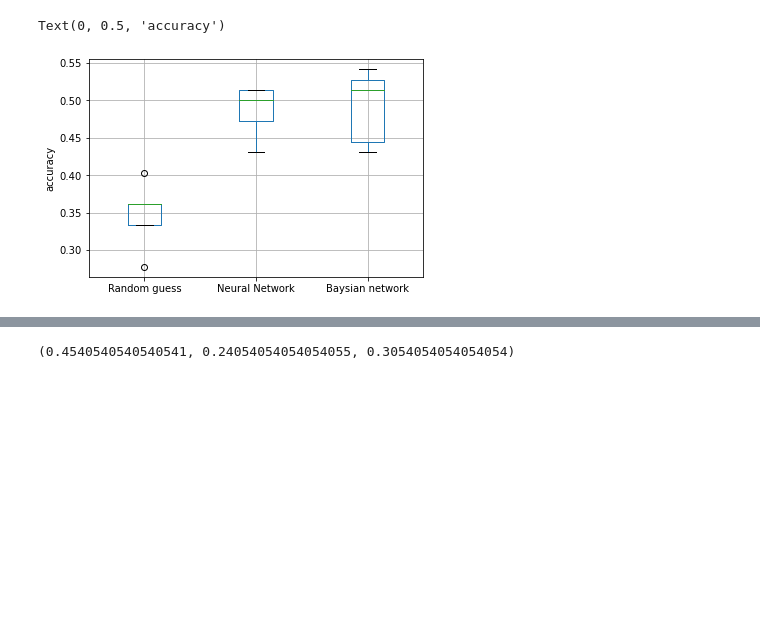
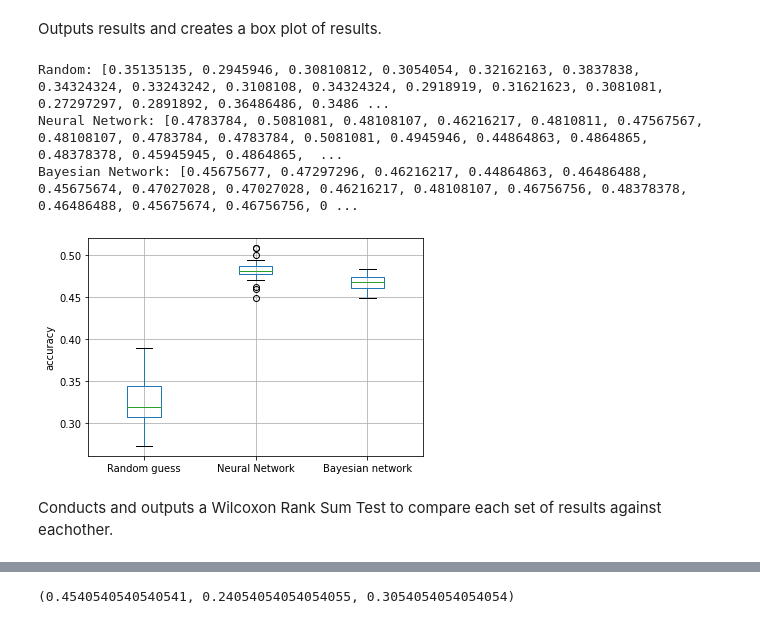
Before and after one commit to sam-nl/3rdYearProject, a Jupyter notebook: Ver1.ipynb, the cells around one changed output, grey strips where cells are left out. Saved outputs shown, nothing was run; the diff lists cells and outputs as text; code cells hidden in the pictures; blank space fills up the shorter version.

```diff
--- a/Ver1.ipynb
+++ b/Ver1.ipynb
@@ -244,17 +247,18 @@ np_data = np.array(data)
 # %%
 def build_model(data,labels):
     model = Sequential()
+    model.add(Flatten())
 
-    model.add(Conv1D(32, (2), activation='relu', input_shape=train_data[0].shape))
+    model.add(Dense(32, activation='relu', input_shape=train_data[0].shape))
     model.add(BatchNormalization())
     model.add(Dropout(0.5))
 
-    model.add(Conv1D(64, (1), activation='relu'))
+    model.add(Dense(64, activation='relu'))
     model.add(BatchNormalization())
     model.add(Dropout(0.5))
 
-    model.add(Flatten())
     model.add(Dense(128, activation='relu'))
+    model.add(BatchNormalization())
     model.add(Dropout(0.5))
 
     model.add(Dense(3, activation='softmax'))
@@ -272,9 +278,8 @@ def evaluate_model(model,data,labels):
     model_pred = model.predict_classes(data)
 
     model_matrix = confusion_matrix(labels, model_pred)
-    #model_show = ConfusionMatrixDisplay(confusion_matrix = model_matrix)
-    #print( "Neural Network Matrix")
-    #model_show = model_show.plot()
+    model_show = ConfusionMatrixDisplay(confusion_matrix = model_matrix)
+    model_show = model_show.plot(cmap=plt.cm.Oranges)
     m = tf.keras.metrics.Accuracy()
     m.update_state(labels, model_pred)
     return(m.result().numpy())
@@ -285,10 +292,10 @@ def random_guess(test_labels):
         rand = random.randint(0,2)
         rand_labels.append(rand)
     rand_labels = np.array(rand_labels)
-    #rand_matrix = confusion_matrix(test_labels, rand_labels)
-    #rand_show = ConfusionMatrixDisplay(confusion_matrix = rand_matrix)
-    #print( "Random Guess Matrix")
-    #print(rand_show)
+    rand_matrix = confusion_matrix(test_labels, rand_labels)
+    rand_show = ConfusionMatrixDisplay(confusion_matrix = rand_matrix)
+
+    rand_show = rand_show.plot(cmap=plt.cm.Greys)
     g = tf.keras.metrics.Accuracy()
     g.update_state(test_labels, rand_labels)
     return(g.result().numpy())
@@ -294,0 +421,13 @@ def random_guess(test_labels):
+# %%
+def evaluate_baysian(network ,data, test_labels):
+    results = []
+    for i in range(len(test_labels)):
+        prediction = bays_predict(data[i],network)
+        results.append(prediction)
+    results = np.array(results)
+    model_matrix = confusion_matrix(test_labels, results)
+    model_show = ConfusionMatrixDisplay(confusion_matrix = model_matrix)
+    model_show = model_show.plot(cmap=plt.cm.Greens)
+    r = tf.keras.metrics.Accuracy()
+    r.update_state(test_labels, results)
+    return(r.result().numpy())
@@ -341,13 +505,22 @@ print("bn average: "+ str(bn_avg))
+# %% [markdown]
+Outputs results and creates a box plot of results.
 # %%
 data = []
-for i in range(len(rand_accuracies)):
-    data.append((rand_accuracies[i],nn_accuracies[i],bn_accuracies[i]))
+for i in range(len(rand_result)):
+    data.append((rand_result[i],nn_result[i],bn_result[i]))
 data = np.array(data)
 df = pd.DataFrame(data,
-                  columns=['Random guess','Neural Network','Baysian network'])
+                  columns=['Random guess','Neural Network','Bayesian network'])
 
-boxplot = df.boxplot(column=['Random guess','Neural Network','Baysian network'])
+boxplot = df.boxplot(column=['Random guess','Neural Network','Bayesian network'])
 boxplot.set_ylabel("accuracy")
+print("Random: " +str(rand_result))
+print("Neural Network: " +str(nn_result))
+print("Bayesian Network: " +str(bn_result))
 # %% [output]
-Text(0, 0.5, 'accuracy')
+Random: [0.35135135, 0.2945946, 0.30810812, 0.3054054, 0.32162163, 0.3837838, 0.34324324, 0.33243242, 0.3108108, 0.34324324, 0.2918919, 0.31621623, 0.3081081, 0.27297297, 0.2891892, 0.36486486, 0.3486 ...
+Neural Network: [0.4783784, 0.5081081, 0.48108107, 0.46216217, 0.4810811, 0.47567567, 0.48108107, 0.4783784, 0.4783784, 0.5081081, 0.4945946, 0.44864863, 0.4864865, 0.48378378, 0.45945945, 0.4864865,  ...
+Bayesian Network: [0.45675677, 0.47297296, 0.46216217, 0.44864863, 0.46486488, 0.45675674, 0.47027028, 0.47027028, 0.46216217, 0.48108107, 0.46756756, 0.48378378, 0.46486488, 0.45675674, 0.46756756, 0 ...
-[figure, old version]
+[figure, new version]
+# %% [markdown]
+Conducts and outputs a Wilcoxon Rank Sum Test to compare each set of results against eachother.
```
Also changed, not shown: parts of 27 cells of this notebook.
